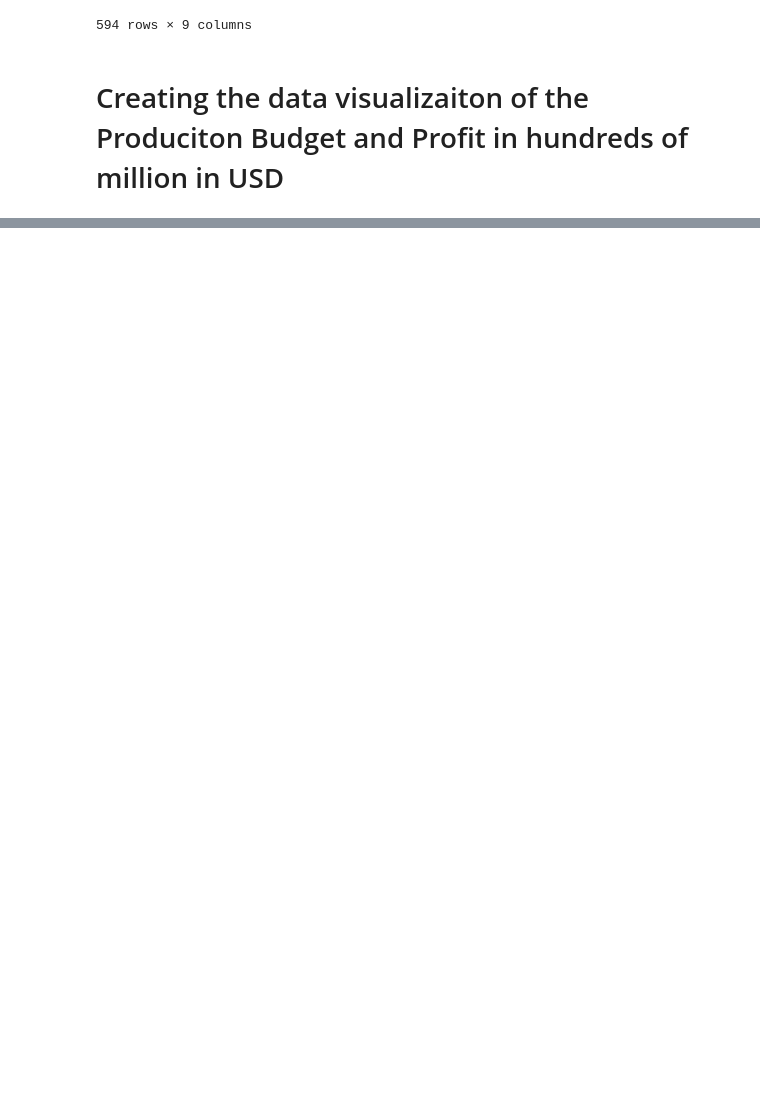
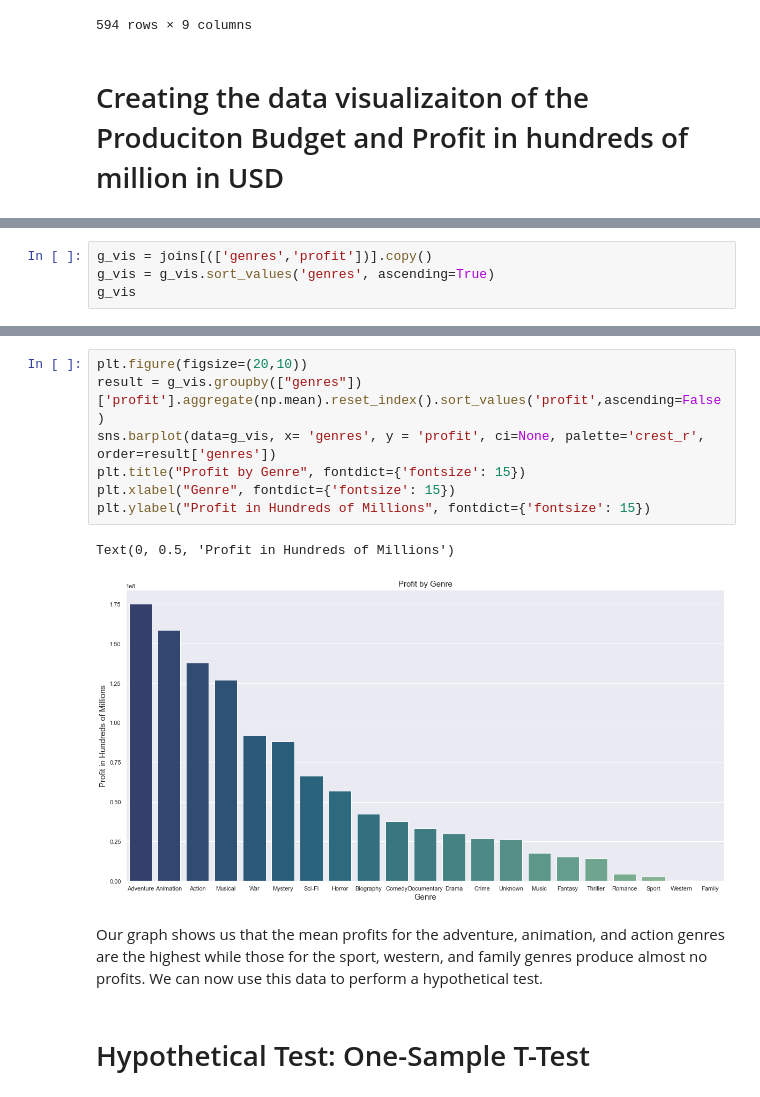
Before and after one commit to zmtillery/group-5-0206, a Jupyter notebook: CapstoneNotebook.ipynb, the cells around one changed output, grey strips where cells are left out. Drawn from its saved outputs; the diff is of its cells as text; blank space fills up the shorter version.

```diff
--- a/CapstoneNotebook.ipynb
+++ b/CapstoneNotebook.ipynb
@@ -311,0 +340,4 @@ ax.yaxis.set_major_formatter(FuncFormatter(millions_formatter))
+# %%
+g_vis = joins[(['genres','profit'])].copy()
+g_vis = g_vis.sort_values('genres', ascending=True)
+g_vis
@@ -311,0 +363,14 @@ ax.yaxis.set_major_formatter(FuncFormatter(millions_formatter))
+# %%
+plt.figure(figsize=(20,10))
+result = g_vis.groupby(["genres"])['profit'].aggregate(np.mean).reset_index().sort_values('profit',ascending=False)
+sns.barplot(data=g_vis, x= 'genres', y = 'profit', ci=None, palette='crest_r', order=result['genres'])
+plt.title("Profit by Genre", fontdict={'fontsize': 15})
+plt.xlabel("Genre", fontdict={'fontsize': 15})
+plt.ylabel("Profit in Hundreds of Millions", fontdict={'fontsize': 15})
+# %% [output]
+Text(0, 0.5, 'Profit in Hundreds of Millions')
+[figure, added]
+# %% [markdown]
+Our graph shows us that the mean profits for the adventure, animation, and action genres are the highest while those for the sport, western, and family genres produce almost no profits. We can now use this data to perform a hypothetical test.
+# %% [markdown]
+# Hypothetical Test: One-Sample T-Test
```
Also changed, not shown: parts of 22 cells of this notebook.
